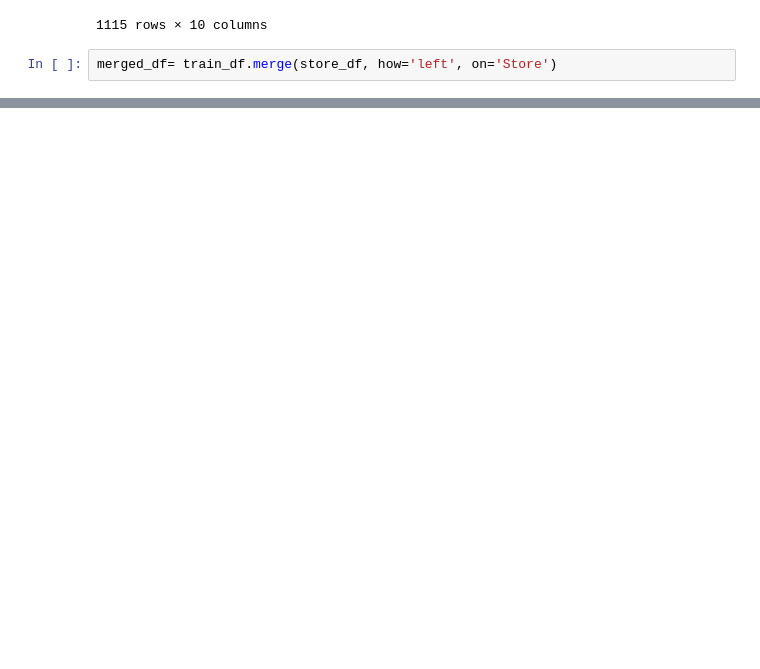
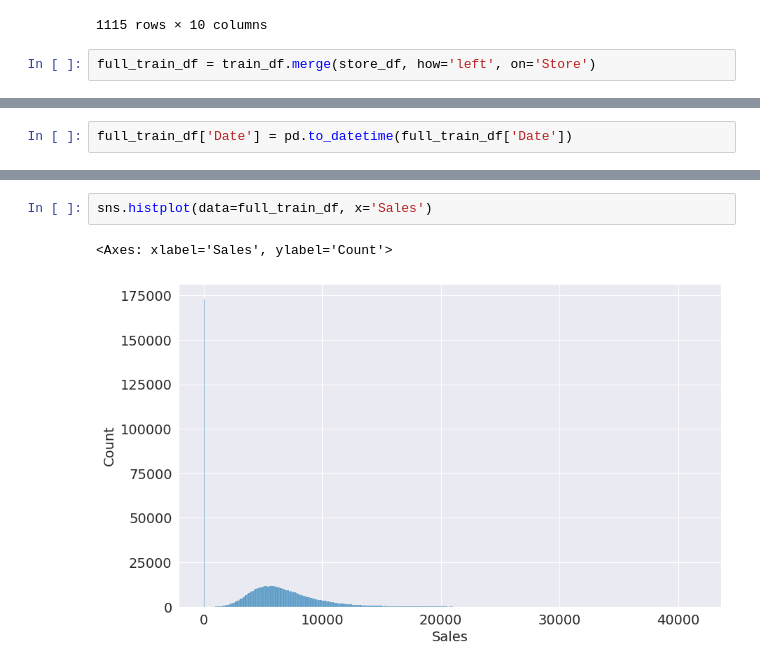
Before and after one commit to JohnUfo/python-and-scikit-tutorial, a Jupyter notebook: business_driven_ml_approach.ipynb, the cells around one changed output, grey strips where cells are left out. Drawn from its saved outputs; the diff is of its cells as text; blank space fills up the shorter version.

```diff
--- a/business_driven_ml_approach.ipynb
+++ b/business_driven_ml_approach.ipynb
@@ -51,4 +51,4 @@ store_df
 | 1114 | 1115 | d | c | 5350.0 | NaN | NaN | ... |
 1115 rows × 10 columns
 # %%
-merged_df= train_df.merge(store_df, how='left', on='Store')
+full_train_df = train_df.merge(store_df, how='left', on='Store')
@@ -70,0 +112,2 @@ merged_df
+# %%
+full_train_df['Date'] = pd.to_datetime(full_train_df['Date'])
@@ -70,0 +124,5 @@ merged_df
+# %%
+sns.histplot(data=full_train_df, x='Sales')
+# %% [output]
+<Axes: xlabel='Sales', ylabel='Count'>
+[figure, added]
```
Also changed, not shown: parts of 24 cells of this notebook.
